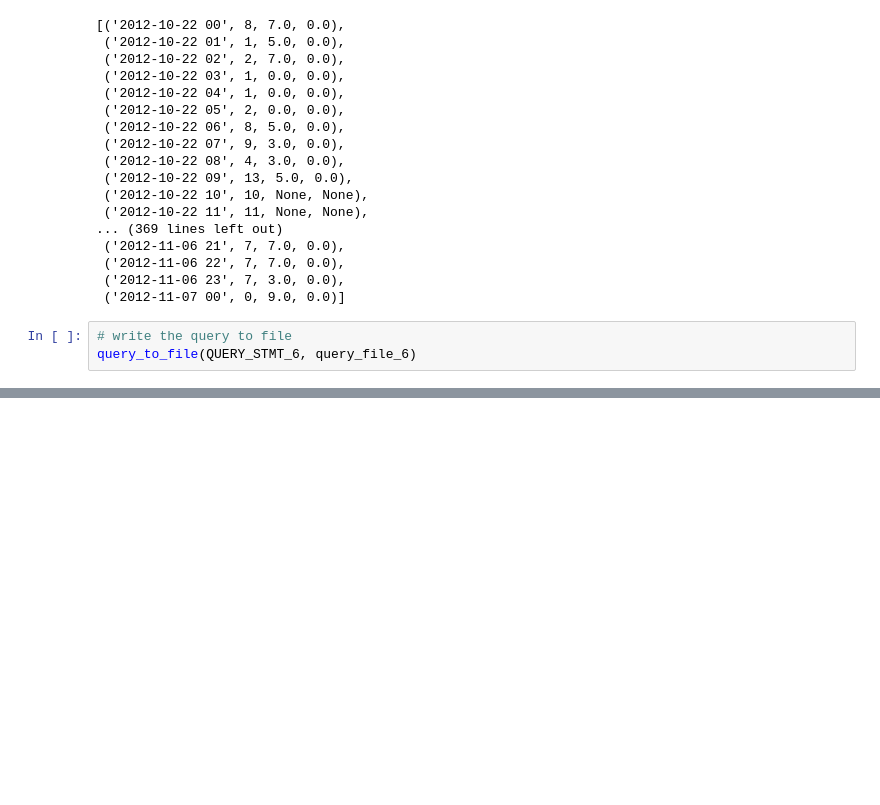
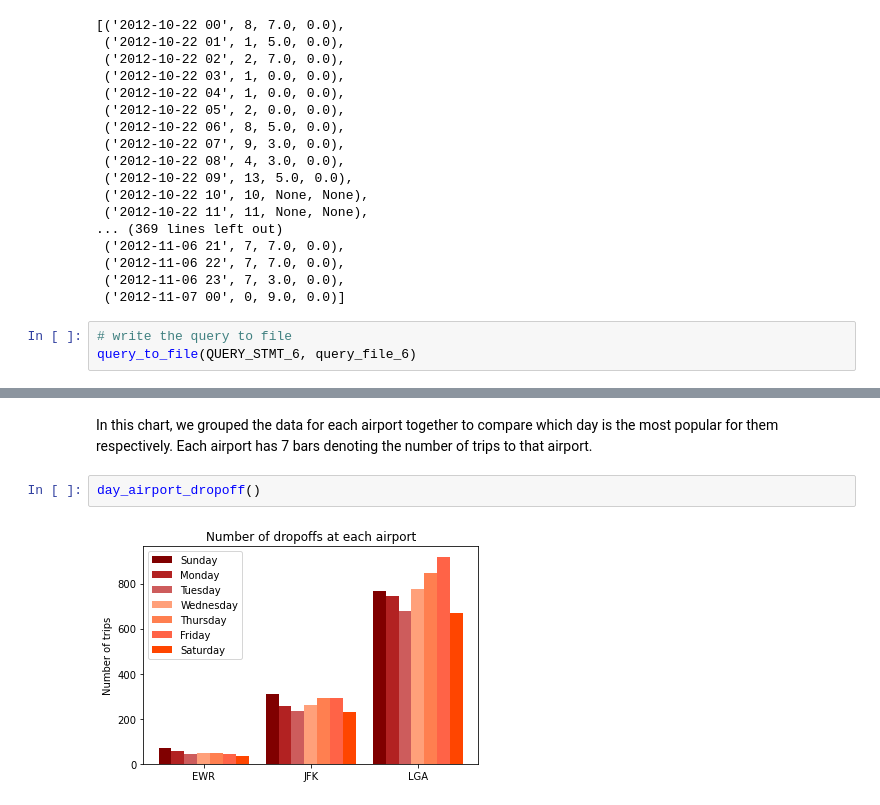
Before and after one commit to Vivian-QwYu/Final-Project-IEOR4501, a Jupyter notebook: Final project_IEOR4501.ipynb, the cells around one changed output, grey strips where cells are left out. Cells and saved outputs as stored; diff of their text form; blank space fills up the shorter version.

```diff
--- a/Final project_IEOR4501.ipynb
+++ b/Final project_IEOR4501.ipynb
@@ -653,0 +797,6 @@ query_to_file(QUERY_STMT_6, query_file_6)
+# %% [markdown]
+In this chart, we grouped the data for each airport together to compare which day is the most popular for them respectively. Each airport has 7 bars denoting the number of trips to that airport.
+# %%
+day_airport_dropoff()
+# %% [output]
+[figure, added]
```
Also changed, not shown: parts of 8 cells of this notebook.
